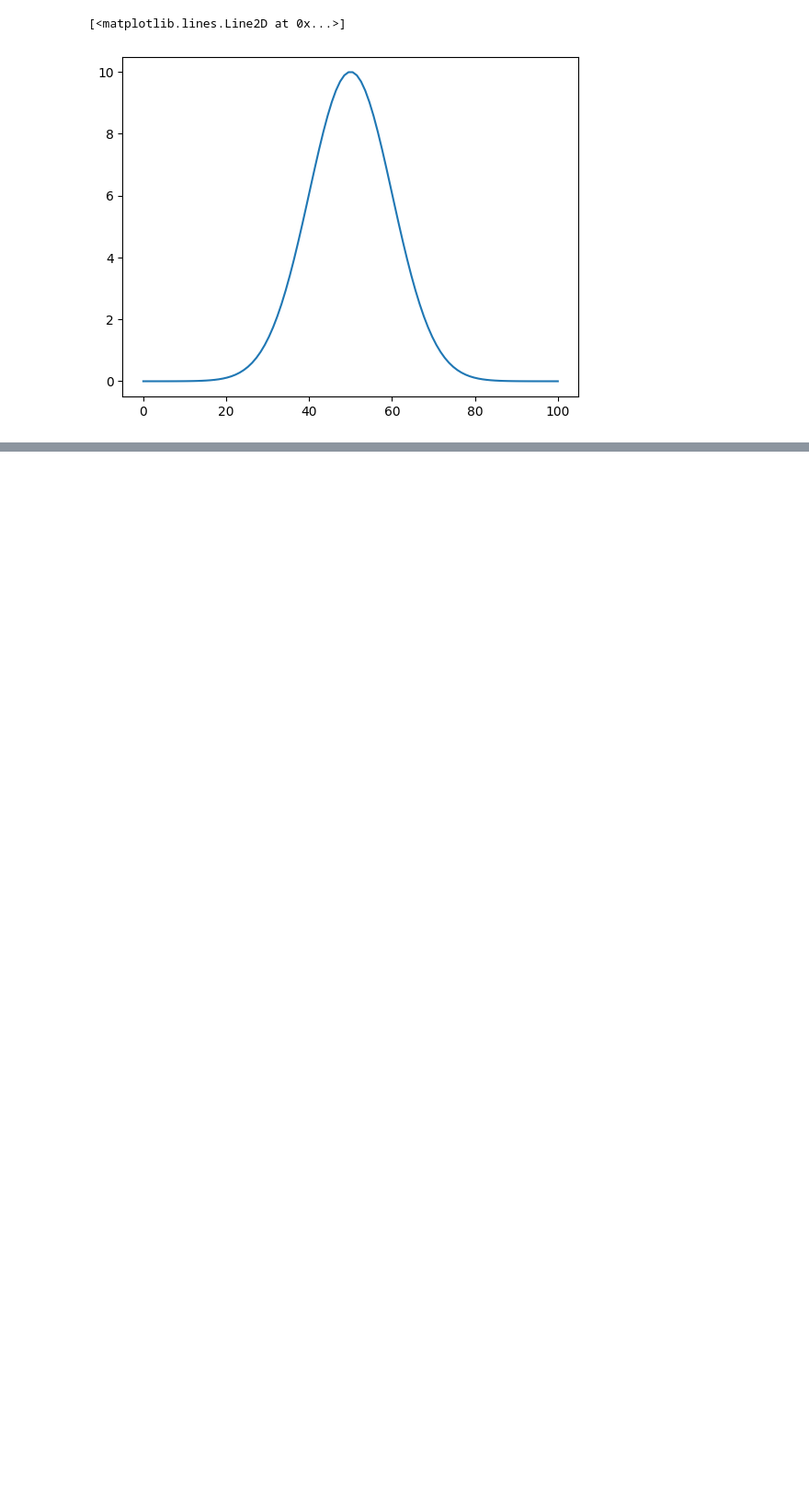
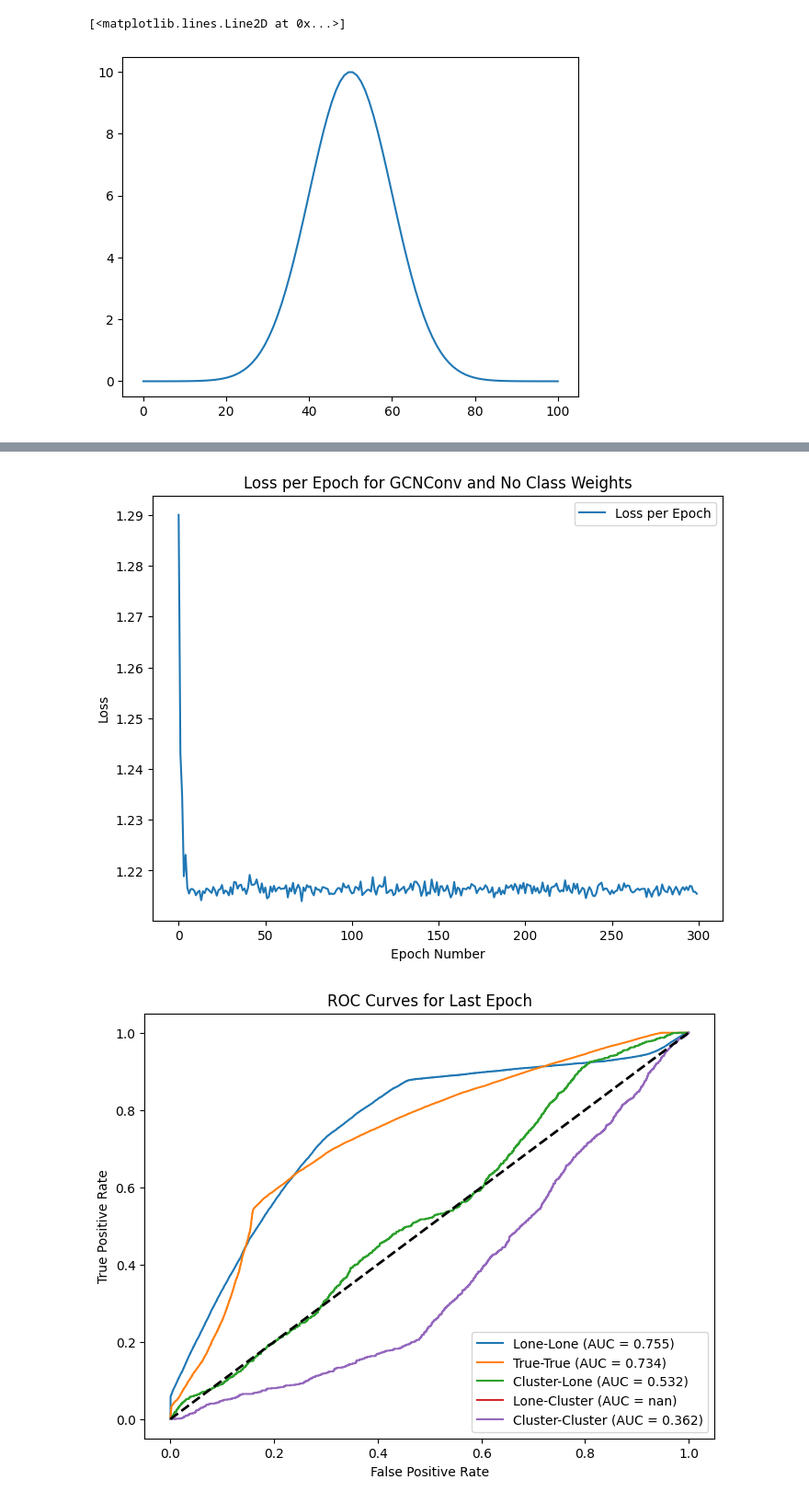
Before and after one commit to ksjones3/CodeRefactor, a Jupyter notebook: 1D_Cluster_Generator.ipynb, the cells around one changed output, grey strips where cells are left out. Shown at 92% size. Cells and saved outputs as stored; diff of their text form; code cells hidden in the pictures; blank space fills up the shorter version.

```diff
--- a/1D_Cluster_Generator.ipynb
+++ b/1D_Cluster_Generator.ipynb
@@ -549,0 +652,18 @@ plot_confusion_matrix(scores[-1], truth_labels[-1], class_names, class_threshold
+# %%
+plot_loss_curves(test_loss_per_epoch)
+plot_roc_curves(test_scores_per_epoch, test_truth_labels)
+plot_class_wise_distributions(test_scores_per_epoch,
+                              test_truth_labels,
+                              class_names, optimal_thresholds,
+                              common_bins_test,
+                              colors)
+plot_truth_type_distributions(test_scores_per_epoch,
+                              test_truth_labels,
+                              class_names,
+                              optimal_thresholds,
+                              common_bins_test,
+                              colors)
+plot_confusion_matrix(test_scores_per_epoch, test_truth_labels, class_names, class_thresholds, 299)
+# %% [output]
+[figure, added]
+[figure, added]
```
Also changed, not shown: parts of 24 cells of this notebook.
